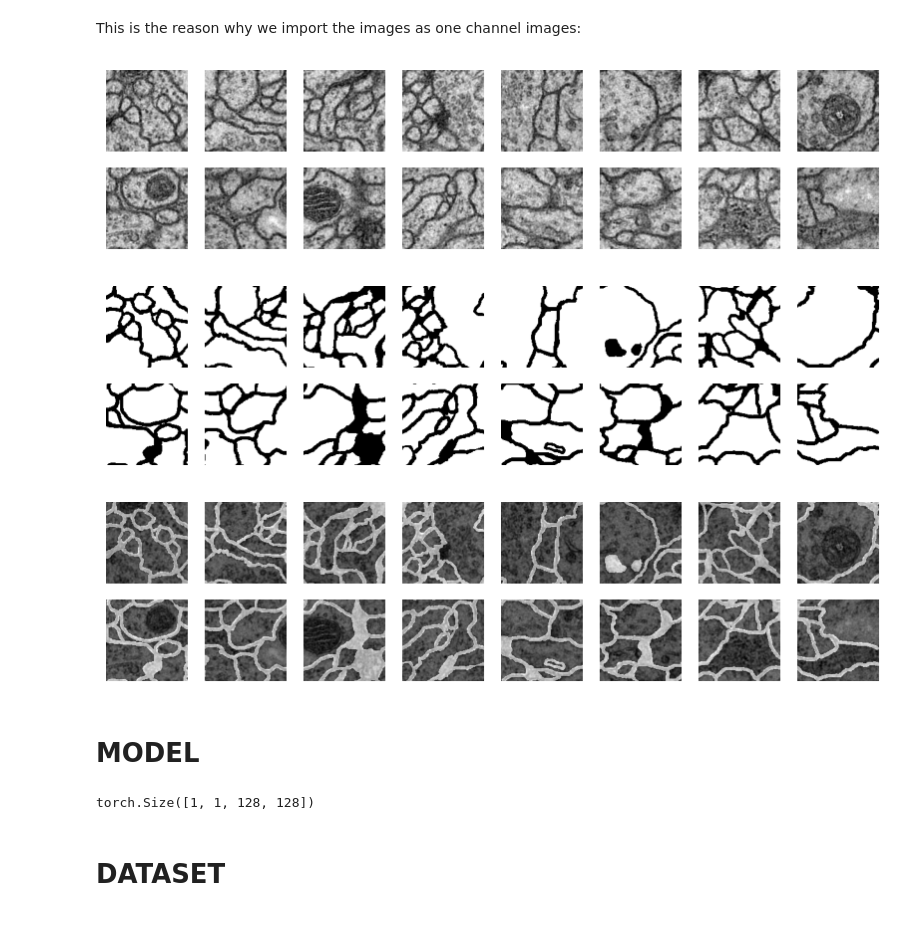
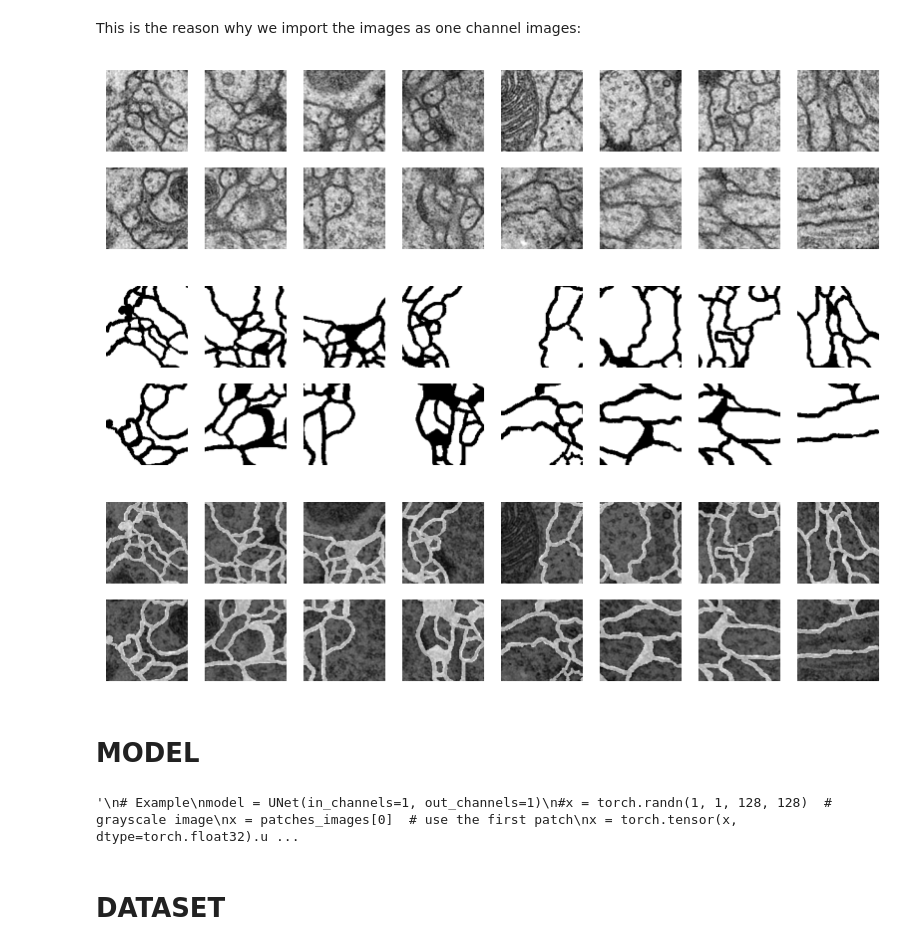
Before and after one commit to albapim/Advanced-Image-Analysis, a Jupyter notebook: final_project/first_script.ipynb, the cells around one changed output. Saved outputs shown, nothing was run; the diff lists cells and outputs as text; code cells hidden in the pictures.

```diff
--- a/final_project/first_script.ipynb
+++ b/final_project/first_script.ipynb
@@ -85,7 +103,7 @@ def create_patches(images, patch_size=128):
 # create patches of the first image
 patches_images = create_patches(images, patch_size=128)
 
-patches_images_ex = patches_images[16*3:16*4]
+patches_images_ex = patches_images[16*10:16*11]
 
 # show patches
 plt.figure(figsize=(10, 10))
@@ -95,22 +113,22 @@ for i, patch in enumerate(patches_images_ex):
     plt.axis('off')
 plt.show()
 # %% [output]
-[figure, old version]
+[figure, new version]
 # %%
 # create patches of the first image
 patches_labels = create_patches(labels, patch_size=128)
 
-patches_labels_ex = patches_labels[16*3:16*4]
+patches_labels_ex = patches_labels[16*10:16*11]
 
 # show patches
 plt.figure(figsize=(10, 10))
 for i, patch in enumerate(patches_labels_ex):
     plt.subplot(8, 8, i+1)
     plt.imshow(patch, cmap='gray')
     plt.axis('off')
 plt.show()
 # %% [output]
-[figure, old version]
+[figure, new version]
 # %%
 # show the images and above the labels use patches_images and patches_labels
 plt.figure(figsize=(10, 10))
@@ -121,7 +139,7 @@ for i in range(0, 16):
     plt.axis('off')
 plt.show()
 # %% [output]
-[figure, old version]
+[figure, new version]
 # %% [markdown]
 # MODEL
 # %%
@@ -195,6 +213,7 @@ class UNet(nn.Module):
 
         return torch.sigmoid(self.out_conv(d1))  # for binary segmentation
 
+'''
 # Example
 model = UNet(in_channels=1, out_channels=1)
 #x = torch.randn(1, 1, 128, 128)  # grayscale image
@@ -202,8 +221,9 @@ x = patches_images[0]  # use the first patch
 x = torch.tensor(x, dtype=torch.float32).unsqueeze(0).unsqueeze(0)  # add batch and channel dimensions
 y = model(x)
 print(y.shape)  # should be [1, 1, 128, 128]
+'''
 # %% [output]
-torch.Size([1, 1, 128, 128])
+'\n# Example\nmodel = UNet(in_channels=1, out_channels=1)\n#x = torch.randn(1, 1, 128, 128)  # grayscale image\nx = patches_images[0]  # use the first patch\nx = torch.tensor(x, dtype=torch.float32).u ...
 # %% [markdown]
 # DATASET
 # %%
```
Also changed, not shown: parts of 5 cells of this notebook, 1 other file.
